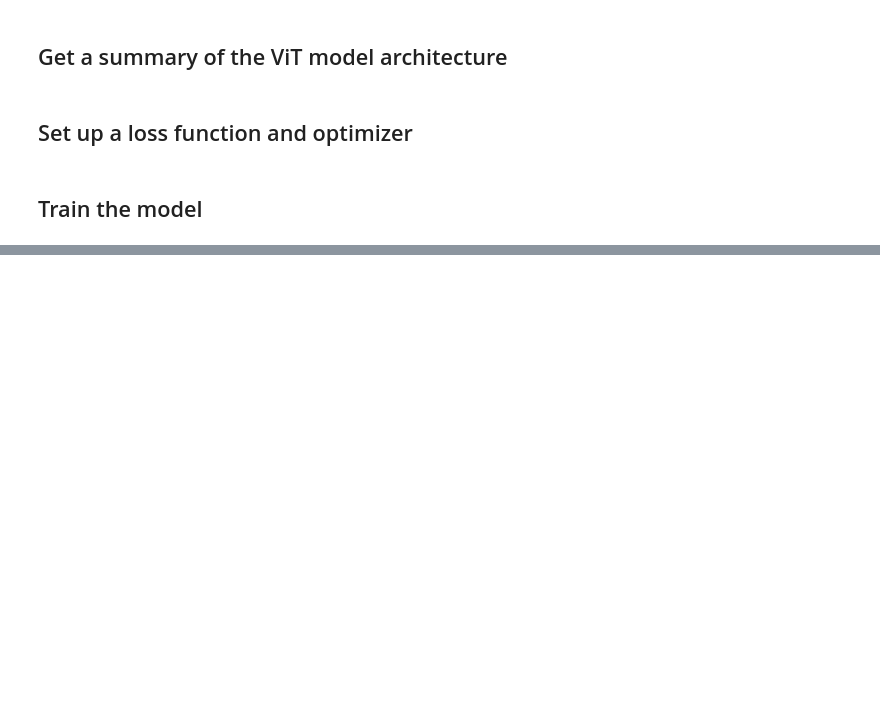
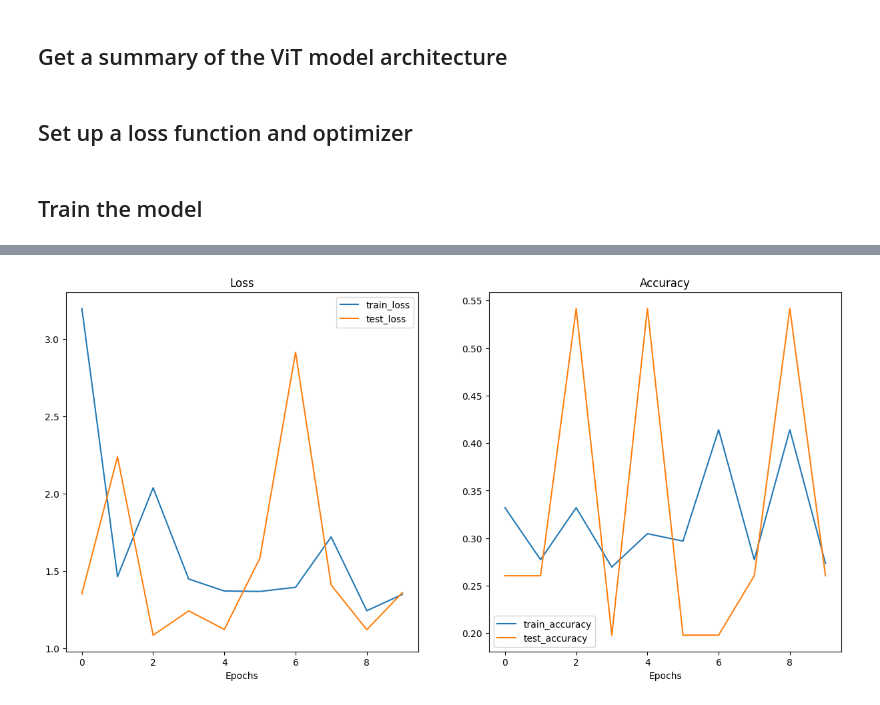
Before and after one commit to ssrhunter/pytorch-project-sandbox, a Jupyter notebook: 08_pytorch_paper_replicating.ipynb, the cells around one changed output, grey strips where cells are left out. Cells and saved outputs as stored; diff of their text form; code cells hidden in the pictures; blank space fills up the shorter version.

Commit message:
Updated the ViT feature extractor model.

```diff
--- a/08_pytorch_paper_replicating.ipynb
+++ b/08_pytorch_paper_replicating.ipynb
@@ -1018,5 +997,28 @@ vit_model_test = ViT(num_classes=1000)
 #         row_settings=["var_names"])
 # %% [markdown]
 ## Set up a loss function and optimizer
+# %%
+# Loss function. The ViT paper doesn't actually mention what loss
+# function they used. Since it's a multi-class classification problem,
+# we'll use the torch.nn.CrossEntropyLoss().
+loss_fn = nn.CrossEntropyLoss()
+
+# Optimizer. What did they use? SGD? Adam? Adam, because Adam outperformed SGD.
+# Weight decay is a regularization technique (prevents overfitting)
+# implemented by adding a small penalty.
+optimizer = torch.optim.Adam(vit_model.parameters(),
+                             lr=1e-3,
+                             weight_decay=0.1)
 # %% [markdown]
 ## Train the model
+# %%
+from going_modular.going_modular import engine
+#from tqdm import tqdm
+set_seeds()
+vit_model_training_results_v0 = engine.train(model=vit_model,
+                                      train_dataloader=train_dataloader,
+                                      test_dataloader=test_dataloader,
+                                      optimizer=optimizer,
+                                      loss_fn=loss_fn,
+                                      epochs=10,
+                                      device=device)
@@ -1022,0 +1036,4 @@ vit_model_test = ViT(num_classes=1000)
+# %%
+plot_loss_curves(vit_model_training_results_v0)
+# %% [output]
+[figure, added]
```
Also changed, not shown: parts of 35 cells of this notebook.
